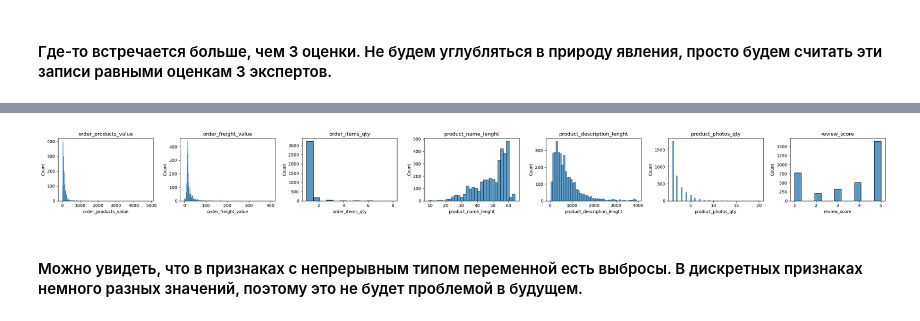
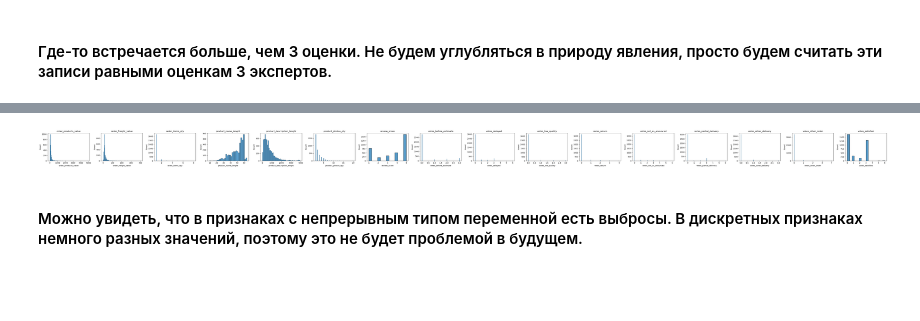
Before and after one commit to ViacheslavTimofeev/Olist_v5_churn_prediction, a Jupyter notebook: olist-ml-churn-prediction/notebooks/preprocessing/classified_data_eda_and_preprocessing.ipynb, the cells around one changed output, grey strips where cells are left out. Cells and saved outputs as stored; diff of their text form; code cells hidden in the pictures; blank space fills up the shorter version.

```diff
--- a/olist-ml-churn-prediction/notebooks/preprocessing/classified_data_eda_and_preprocessing.ipynb
+++ b/olist-ml-churn-prediction/notebooks/preprocessing/classified_data_eda_and_preprocessing.ipynb
@@ -155,4 +138,5 @@ df = df.drop('order_sellers_qty', axis=1)
 # %%
-categorical_features = df.select_dtypes(include=["object", "string"]).columns.tolist()
+texts = ['review_comment_message']
+categorical_features = df.select_dtypes(include=["object", "string"]).columns.drop(texts).tolist()
 numeric_features = df.select_dtypes(include=["int", "float"]).columns.tolist()
 time_features = df.select_dtypes(include=["datetime64[ns]", "datetime64[ns, UTC]"]).columns.tolist()
@@ -331,2 +274,0 @@ def to_new_value_fmt(s: str) -> str:
-# %%
-df[categorical_features] = df[categorical_features].map(to_new_value_fmt)
@@ -382,18 +348,0 @@ print(conflicts_df)
-# %%
-mask = ((df['customer_city']  == 'alvorada') & (df['customer_state'] == 'rs'))
-df.loc[mask, 'customer_city'] = 'alvorada_2'
-
-mask = ((df['customer_city']  == 'bandeirantes') & (df['customer_state'] == 'ms'))
-df.loc[mask, 'customer_city'] = 'bandeirantes_2'
-
-mask = ((df['customer_city']  == 'campo_grande') & (df['customer_state'] == 'al'))
-df.loc[mask, 'customer_city'] = 'campo_grande_2'
-
-mask = ((df['customer_city']  == 'itapeva') & (df['customer_state'] == 'mg'))
-df.loc[mask, 'customer_city'] = 'itapeva_2'
-
-mask = ((df['customer_city']  == 'sao_carlos') & (df['customer_state'] == 'sc'))
-df.loc[mask, 'customer_city'] = 'sao_carlos_2'
-
-mask = ((df['customer_city']  == 'valenca') & (df['customer_state'] == 'ba'))
-df.loc[mask, 'customer_city'] = 'valenca_2'
@@ -402,5 +406,5 @@ df.loc[mask, 'customer_city'] = 'valenca_2'
 # %%
-translation = pd.read_csv(r'C:\Users\Вячеслав\Documents\olist_churn\olist-ml-churn-prediction\data\raw\product_category_name_translation.csv')
+translation = pd.read_csv(RAW_DIR / "product_category_name_translation.csv", low_memory=False)
 # %%
 display(translation.head())
 # %% [output]
@@ -509,17 +515,17 @@ display(df[numerical_features].head())
 # %%
-n = len(numerical_features)
+n = len(numeric_features)
 
 # Настройка размера фигуры (важно для плотности)
 fig, axes = plt.subplots(1, n, figsize=(4 * n, 3))  # один ряд, n колонок
 
-for i, col in enumerate(numerical_features):
+for i, col in enumerate(numeric_features):
     sns.histplot(data=df, x=col, ax=axes[i], kde=False)
     axes[i].set_title(col)
 
 plt.tight_layout()
 plt.show()
 # %% [output]
-[figure, old version]
+[figure, new version]
 # %% [markdown]
 #### Можно увидеть, что в признаках с непрерывным типом переменной есть выбросы. В дискретных признаках немного разных значений, поэтому это не будет проблемой в будущем.
 # %% [markdown]
```
Also changed, not shown: parts of 42 cells of this notebook, 16 other files.
